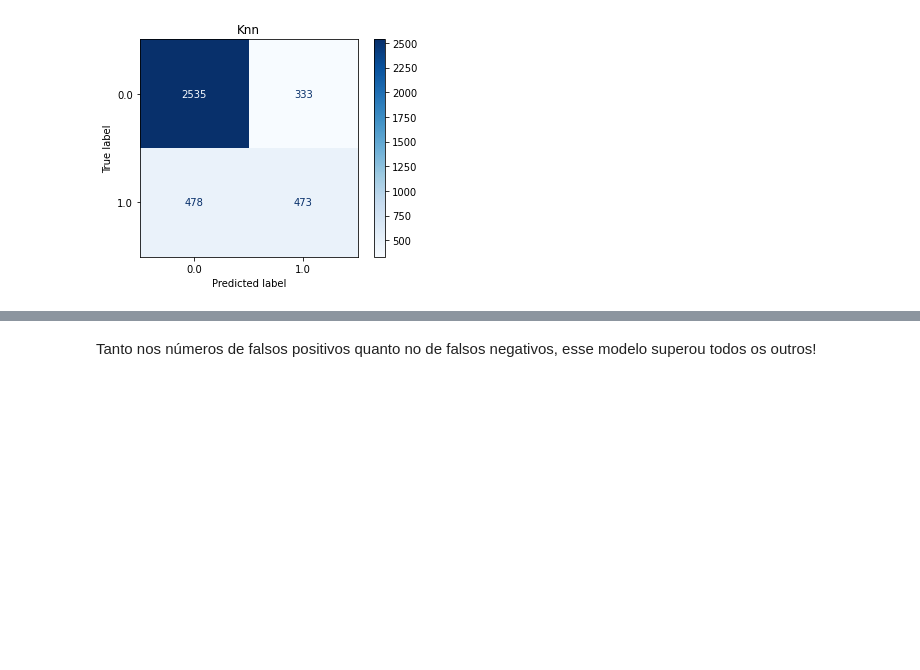
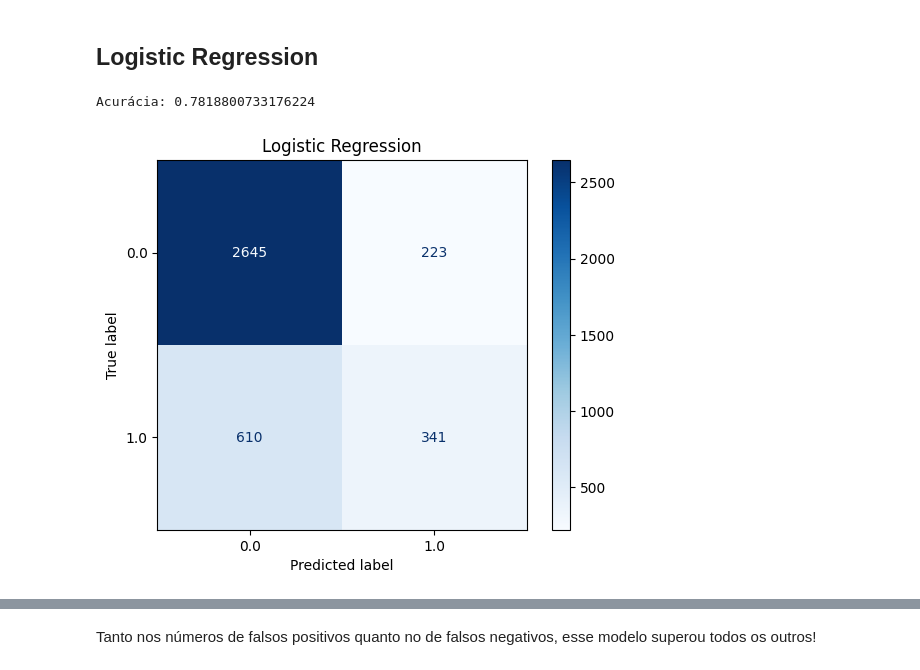
Before and after one commit to HeyYukio/TA-AnalisePredicaoDados, a Jupyter notebook: AnaliseMudancaDeEmprego.ipynb, the cells around one changed output, grey strips where cells are left out. Saved outputs shown, nothing was run; the diff lists cells and outputs as text; code cells hidden in the pictures; blank space fills up the shorter version.

```diff
--- a/AnaliseMudancaDeEmprego.ipynb
+++ b/AnaliseMudancaDeEmprego.ipynb
@@ -490,0 +493,2 @@ Obtivemos uma acurácia de 0.788, um número razoável. Contudo, devemos sempre
+# %% [markdown]
+## Logistic Regression
@@ -491,7 +497,15 @@ Obtivemos uma acurácia de 0.788, um número razoável. Contudo, devemos sempre
+# %%
+logreg = LogisticRegression(max_iter=1000)
+logreg.fit(X_train, y_train)
+
+y_pred = logreg.predict(X_test)
+
+print(f'Acurácia: {logreg.score(X_test, y_test)}')
+# %% [output]
+Acurácia: 0.7818800733176224
 # %%
-# Matriz de confusão
-plot_confusion_matrix(knn, X_test, y_test, values_format='d', cmap = "Blues")
-plt.title('Knn')
+disp = ConfusionMatrixDisplay.from_estimator(logreg, X_test, y_test, values_format='d', cmap=plt.cm.Blues)
+plt.title('Logistic Regression')
 plt.show()
 # %% [output]
-[figure, old version]
+[figure, new version]
```
Also changed, not shown: parts of 88 cells of this notebook, 1 other file.
